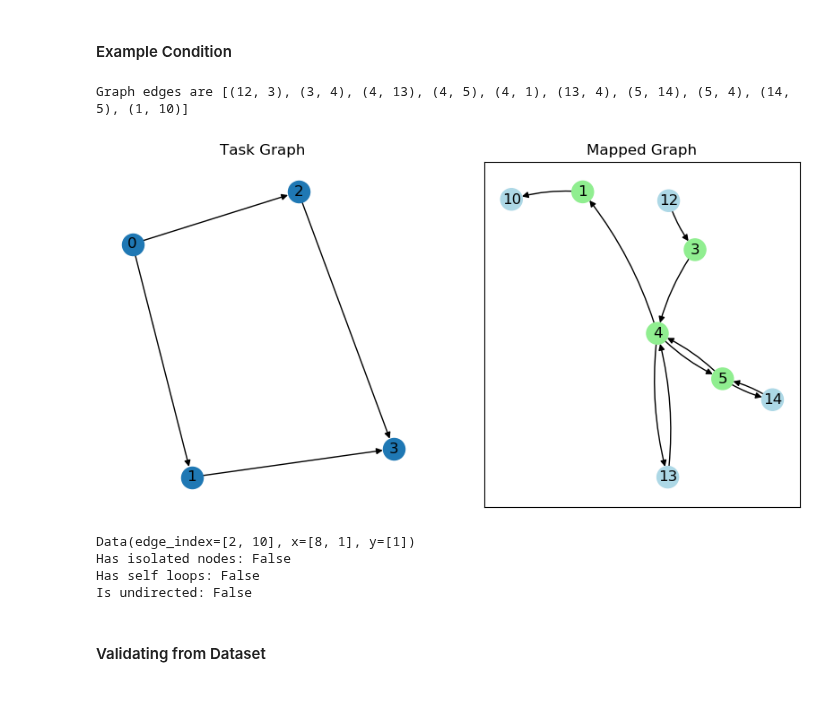
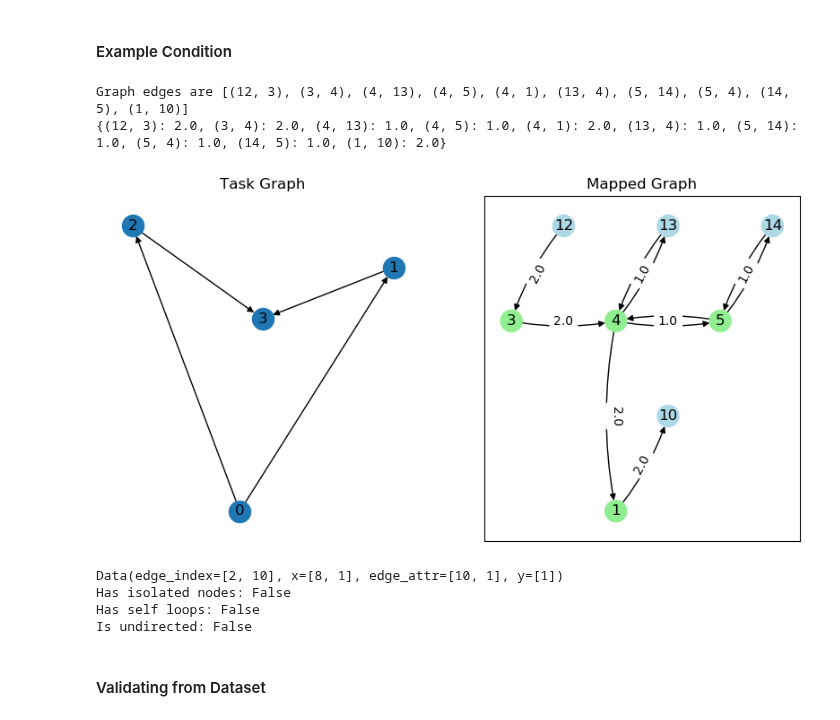
Before and after one commit to faseelmo/noc_latency_predictor, a Jupyter notebook: training_data/data_analysis.ipynb, the cells around one changed output. Cells and saved outputs as stored; diff of their text form; code cells hidden in the pictures.

Commit message:
more data analysis

```diff
--- a/training_data/data_analysis.ipynb
+++ b/training_data/data_analysis.ipynb
@@ -103,14 +130,20 @@ def group_by_isomorphism(data):
     if they are, put them into the same list.
 
     Returns
-        1. isomorphic_groups contains the list of all similar graphs. (not usefule for us)
+        1. isomorphic_groups contains the list of all similar graphs. (not usefule for us). But is useful in the algo.
         2. list_of_same_graphs (self explanatory)
     """
     isomorphic_groups = []
     list_of_same_graphs = []
 
     for item in data:
-        graph = item['task_dag'].graph
+
+        if isinstance(item, dict):
+            graph = item['task_dag'].graph
+
+        else:
+            graph = item
+
         added_to_group = False
 
         # Iterate through existing isomorphic groups
@@ -142,7 +175,7 @@ with open('data/list_of_same_graphs.pkl', 'wb') as f:
     pickle.dump(list_of_same_graphs, f)
 # %%
 # Load the list_of_same_graphs from pickle
-dataset = pickle.load(open('data/list_of_same_graphs.pkl', 'rb'))
+list_of_same_graphs = pickle.load(open('data/list_of_same_graphs.pkl', 'rb'))
 # %%
 num_similar_graph = [len(group) for group in list_of_same_graphs]
 # print("Number of similar graphs for each unique task:", num_similar_graph)
@@ -388,36 +434,52 @@ pe_3x3 = bidict({
     9 : (0, 0), 10: (1, 0), 11: (2, 0)
 })
 
 router_3x3 = bidict({
     6: (0, 2), 7: (1, 2), 8: (2, 2),
     3: (0, 1), 4: (1, 1), 5: (2, 1),
     0: (0, 0), 1: (1, 0), 2: (2, 0)
 })
 
+pos_network = bidict({
+    6: (0, 2), 7: (1, 2), 8: (2, 2),
+    3: (0, 1), 4: (1, 1), 5: (2, 1),
+    0: (0, 0), 1: (1, 0), 2: (2, 0),
+
+    15: (0.5, 2.5), 16: (1.5, 2.5), 17: (2.5, 2.5),
+    12: (0.5, 1.5), 13: (1.5, 1.5), 14: (2.5, 1.5),
+    9 : (0.5, 0.5), 10: (1.5, 0.5), 11: (2.5, 0.5)
+})
+
 fig, axs = plt.subplots(1, 2, figsize=(10, 5))
 
 G = nx.DiGraph(edge_index)
 nx.draw(G, with_labels=True, ax=axs[0])
 axs[0].set_title('Task Graph')
 
 new_graph = get_mapped_graph(edge_index, map, pe_3x3, router_3x3)
 print(f"Graph edges are {new_graph.edges()}")
 node_colors = ["lightblue" if node in pe_3x3.keys() else "lightgreen" if node in router_3x3.keys() else "lightgray" for node in new_graph.nodes()]
-nx.draw_networkx(new_graph, with_labels=True, ax=axs[1], node_color=node_colors ,connectionstyle='arc3, rad = 0.1')
+nx.draw_networkx(new_graph, with_labels=True, pos=pos_network, ax=axs[1], node_color=node_colors ,connectionstyle='arc3, rad = 0.1')
+
+edge_labels = {(src, dest): new_graph[src][dest]['weight'] for src, dest in new_graph.edges()}
+nx.draw_networkx_edge_labels(new_graph, pos=pos_network, edge_labels=edge_labels, ax=axs[1])
+
+print(edge_labels)
 axs[1].set_title('Mapped Graph')
 plt.show()
 
 new_graph = add_node_feature(new_graph, pe_3x3)
 graph_torch = get_torch_graph(new_graph, 100.0)
 
 print(graph_torch)
 print(f"Has isolated nodes: {graph_torch.has_isolated_nodes()}")
 print(f"Has self loops: {graph_torch.has_self_loops()}")
 print(f"Is undirected: {graph_torch.is_undirected()}")
 # %% [output]
 Graph edges are [(12, 3), (3, 4), (4, 13), (4, 5), (4, 1), (13, 4), (5, 14), (5, 4), (14, 5), (1, 10)]
+{(12, 3): 2.0, (3, 4): 2.0, (4, 13): 1.0, (4, 5): 1.0, (4, 1): 2.0, (13, 4): 1.0, (5, 14): 1.0, (5, 4): 1.0, (14, 5): 1.0, (1, 10): 2.0}
-[figure, old version]
+[figure, new version]
-Data(edge_index=[2, 10], x=[8, 1], y=[1])
+Data(edge_index=[2, 10], x=[8, 1], edge_attr=[10, 1], y=[1])
 Has isolated nodes: False
 Has self loops: False
 Is undirected: False
```
Also changed, not shown: parts of 9 cells of this notebook, 3 other files.
